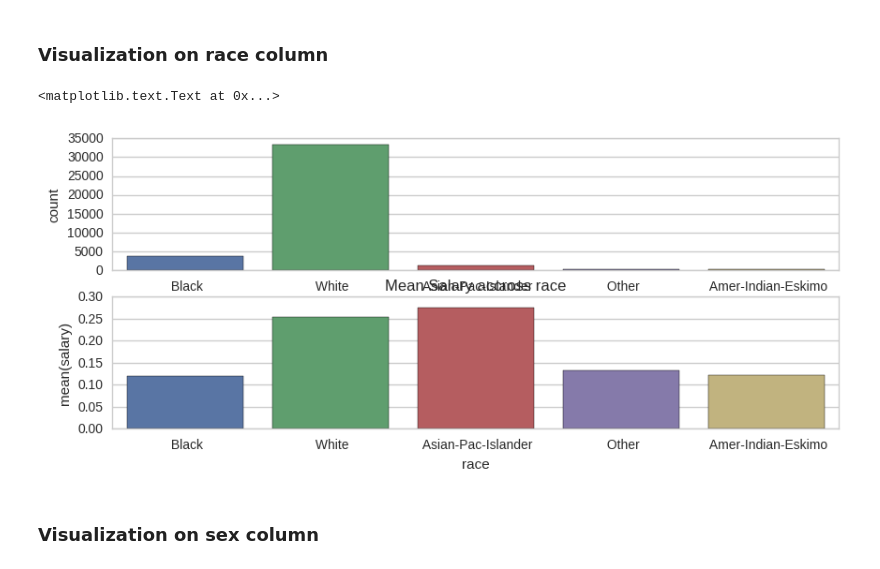
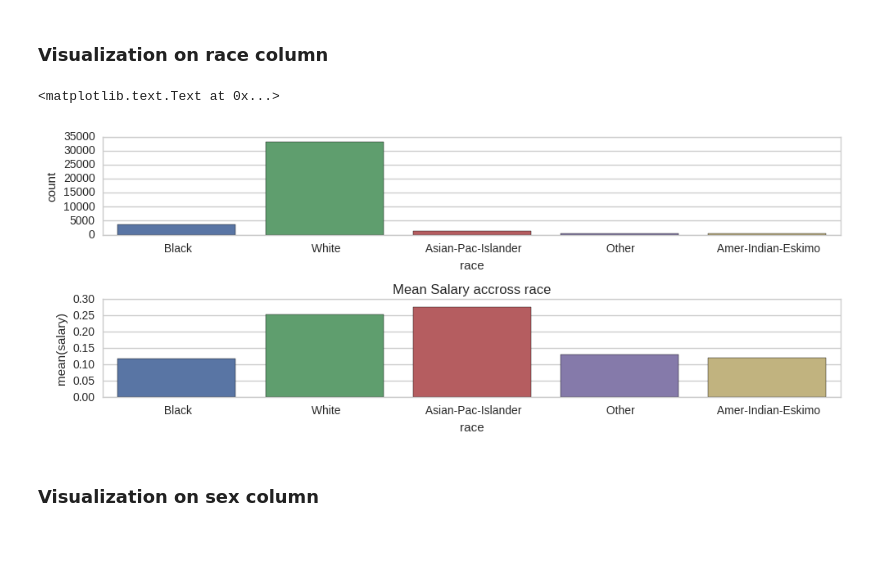
Before and after one commit to har33sh/ArtificialNeuralNetwork, a Jupyter notebook: Visualization.ipynb, the cells around one changed output. Cells and saved outputs as stored; diff of their text form; code cells hidden in the pictures; blank space fills up the shorter version.

```diff
--- a/Visualization.ipynb
+++ b/Visualization.ipynb
@@ -197,16 +204,17 @@ sns.plt.title('Mean Salary accross relationship')
 # %%
 # Plotting the distribution of dataset on race
 fig, (axis1,axis2) = plt.subplots(2,figsize=(10,4))
 sns.countplot(x='race', data=train_df, ax=axis1)
 sns.plt.title('Distribution of Dataset on race')
 
 # average salary for each Person based on race
 person_perc = train_df[["race", "salary"]].groupby(['race'],as_index=False).mean()
 sns.barplot(x='race', y='salary', data=person_perc, ax=axis2,order=list(train_df.race.unique()))
+fig.tight_layout()
 sns.plt.title('Mean Salary accross race')
 # %% [output]
 <matplotlib.text.Text at 0x...>
-[figure, old version]
+[figure, new version]
 # %% [markdown]
 ### Visualization on sex column
 # %%
```
Also changed, not shown: parts of 5 cells of this notebook.
